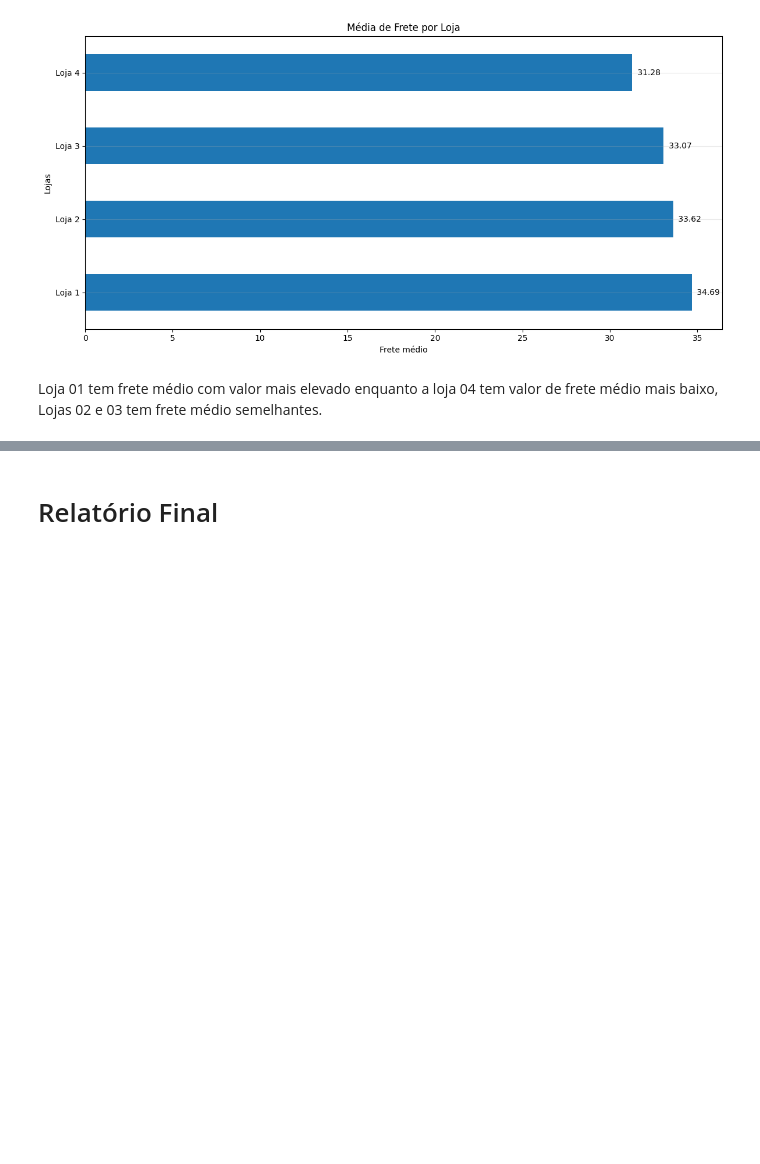
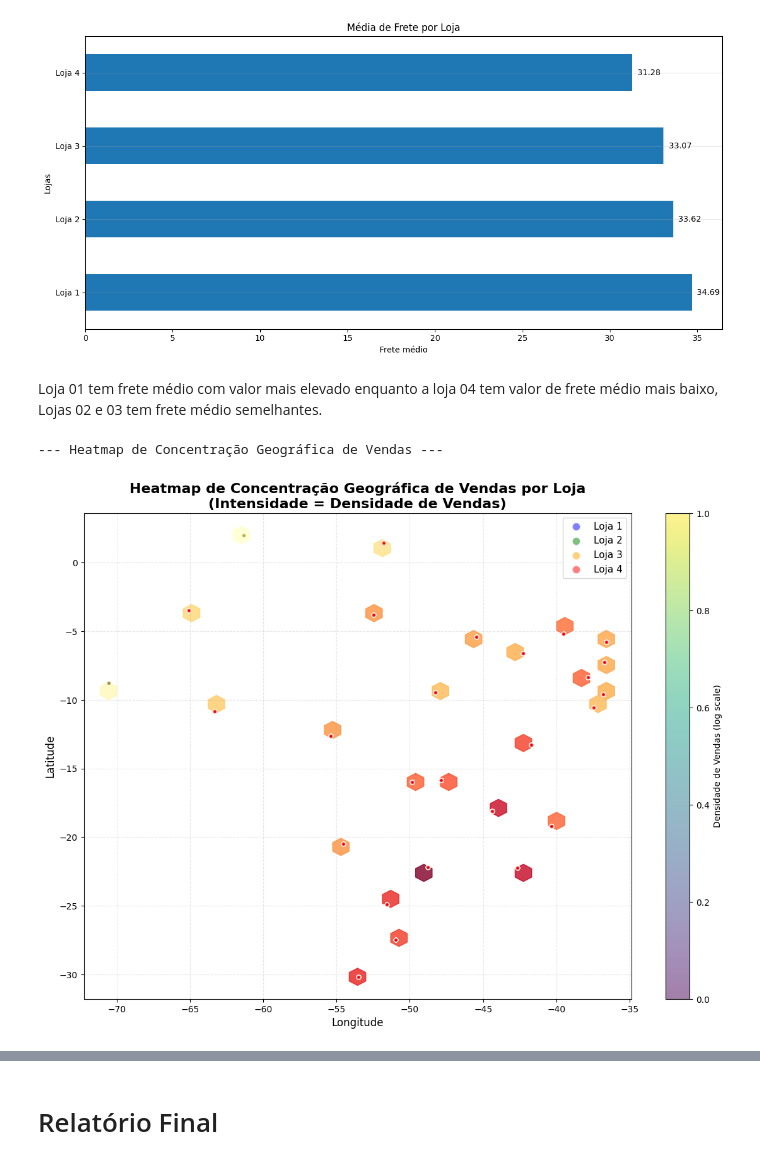
Before and after one commit to JNarimatsu/One_Challenge_Alura_Store, a Jupyter notebook: AluraStoreBrasil.ipynb, the cells around one changed output, grey strips where cells are left out. Saved outputs shown, nothing was run; the diff lists cells and outputs as text; code cells hidden in the pictures; blank space fills up the shorter version.

```diff
--- a/AluraStoreBrasil.ipynb
+++ b/AluraStoreBrasil.ipynb
@@ -309,3 +309,34 @@ plt.show()
 [figure]
 # %% [markdown]
 Loja 01 tem frete médio com valor mais elevado enquanto a loja 04 tem valor de frete médio mais baixo, Lojas 02 e 03 tem frete médio semelhantes.
+# %%
+lats1 = loja['lat']; lons1 = loja['lon']
+lats2 = loja2['lat']; lons2 = loja2['lon']
+lats3 = loja3['lat']; lons3 = loja3['lon']
+lats4 = loja4['lat']; lons4 = loja4['lon']
+
+print("--- Heatmap de Concentração Geográfica de Vendas ---")
+
+plt.figure(figsize=(14, 10))
+
+all_lons = np.concatenate([lons1, lons2, lons3, lons4])
+all_lats = np.concatenate([lats1, lats2, lats3, lats4])
+
+plt.hexbin(all_lons, all_lats, gridsize=30, cmap='YlOrRd', alpha=0.8, bins='log')
+
+plt.scatter(lons1, lats1, color='blue', alpha=0.5, label='Loja 1', s=20, edgecolors='white')
+plt.scatter(lons2, lats2, color='green', alpha=0.5, label='Loja 2', s=20, edgecolors='white')
+plt.scatter(lons3, lats3, color='orange', alpha=0.5, label='Loja 3', s=20, edgecolors='white')
+plt.scatter(lons4, lats4, color='red', alpha=0.5, label='Loja 4', s=20, edgecolors='white')
+
+plt.title('Concentração Geográfica de Vendas por Loja\n(Intensidade = Densidade de Vendas)', fontsize=16, fontweight='bold')
+plt.xlabel('Longitude', fontsize=12)
+plt.ylabel('Latitude', fontsize=12)
+plt.legend(markerscale=2, fontsize=11)
+plt.colorbar(label='Densidade de Vendas (log scale)')
+plt.grid(True, linestyle='--', alpha=0.3)
+
+plt.show()
+# %% [output]
+--- Heatmap de Concentração Geográfica de Vendas ---
+[figure, added]
```
Also changed, not shown: parts of 3 cells of this notebook.
